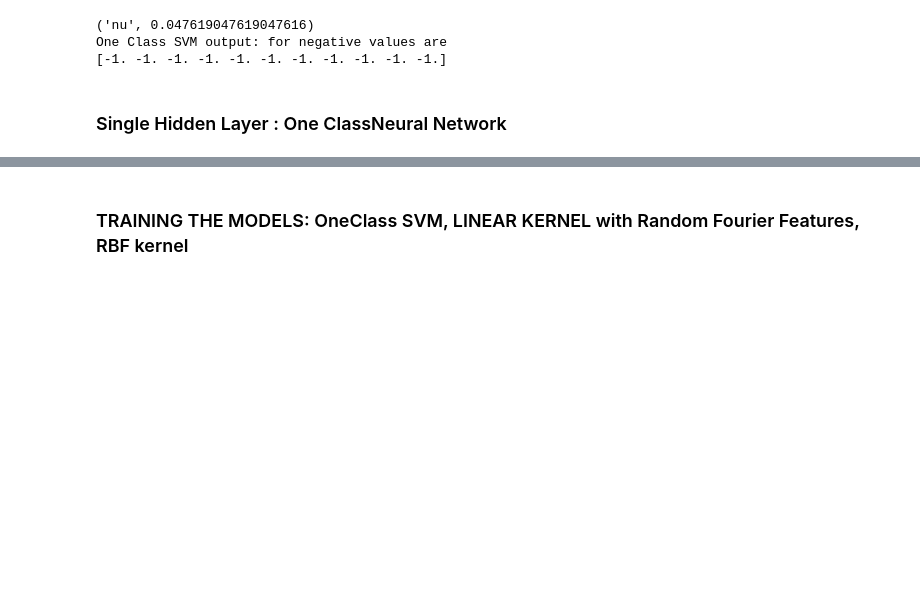
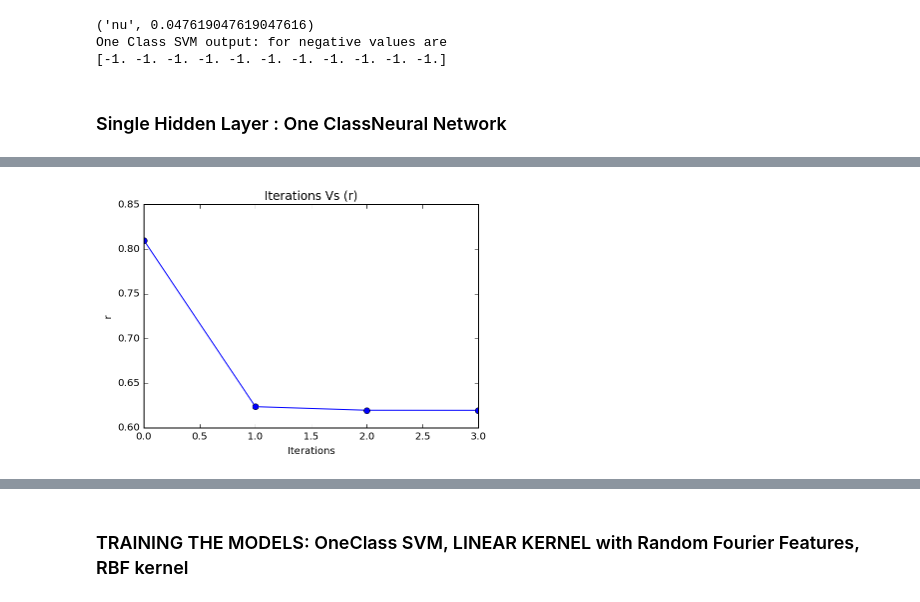
Before and after one commit to raghavchalapathy/one_class_nn, a Jupyter notebook: usps_OneClassSVM(Linear_Kernel_FourierFeatures)_Vs_OneClassNN.ipynb, the cells around one changed output, grey strips where cells are left out. Cells and saved outputs as stored; diff of their text form; code cells hidden in the pictures; blank space fills up the shorter version.

Commit message:
added the percentile computation

```diff
--- a/usps_OneClassSVM(Linear_Kernel_FourierFeatures)_Vs_OneClassNN.ipynb
+++ b/usps_OneClassSVM(Linear_Kernel_FourierFeatures)_Vs_OneClassNN.ipynb
@@ -133,14 +133,19 @@ output_layer = fully_connected(hidden_layer, 1, activation='sigmoid',name="outpu
 # Hyper parameters for the one class Neural Network
 v = 0.04
 import tflearn.variables as va
-# rho = va.variable(name='rho', shape=[])
-rho=0.3
-#use Stohastic Gradient Descent and Binary Crossentropy as loss function
+rho = va.variable(name='rho', dtype=tf.float32,shape=[])
+rho_previous = va.variable(name='rho_previous',dtype=tf.float32,shape=[] )
+rho_next = va.variable(name='rho_next', dtype=tf.float32,shape=[])
+# rho=0.3
 oneClassNN = oneClassNN(output_layer,v,rho,hidden_layer,output_layer,optimizer='sgd', loss='OneClassNN_Loss', learning_rate=5)
 model = DNN(oneClassNN,tensorboard_verbose=3)
-#fit the model
-model.fit(X, Y, n_epoch=200, show_metric=True);
-data_train = data[0:219]
+model.fit(X, Y, n_epoch=200, show_metric=True)
+
+#use Stohastic Gradient Descent and Binary Crossentropy as loss function
+
+# #fit the model
+# model.fit(X, Y, n_epoch=200, show_metric=True);
+# data_train = data[0:219]
 y_pred = model.predict(data_train) # Apply some ops
 
 # Define the Iteration for optimising and stabilizing the value of r
@@ -148,18 +153,25 @@ iterStep = 0
 # sess = tf.Session()
 # sess.run(init)
 import numpy as np
+
 rho_previous = rho
 rho_next = 0
+rcomputed=[]
 # Loop till the value of rho stabilizes
-while ((rho_previous - rho_next) <= 0.00001):
+# while ((rho_previous - rho_next) <= 0.01):
+while (iterStep <= 3):
     print "Running Iteration :",iterStep
     y_pred = model.predict(data_train) # Apply some ops
-    y_pred = np.sort(-y_pred)
+    y_pred = np.sort(y_pred) # Sort in ascending order
     rhoIndex = int(v * len(data_train))
-    rho=(y_pred[rhoIndex] + y_pred[rhoIndex+1])/2
+#   rho=(y_pred[rhoIndex] + y_pred[rhoIndex+1])/2
+    rho= np.percentile(y_pred,rhoIndex)
     rho_next =rho
     model.fit(X, Y, n_epoch=200, show_metric=True)
     iterStep = iterStep + 1
+    rcomputed.append(rho)
+    print "rho", rho
+
 
 #The data_train and data_test
 data_train = data[0:219]
@@ -172,14 +184,15 @@ y_pred = model.predict(data_test)
 print "Test Pridicted output:"
 print y_pred
 
-# if(tf.reduce_mean() == v):
-#     #Stop the optimization
-# else:
-#     rho=(1/v)*y_pred
-#     #use Stohastic Gradient Descent and Binary Crossentropy as loss function
-#     oneClassNN = oneClassNN(output_layer,v,rho,hidden_layer,output_layer,optimizer='sgd', loss='OneClassNN_Loss', learning_rate=5)
-#     model = DNN(oneClassNN,tensorboard_verbose=3)
-#     #fit the model
-#     model.fit(X, Y, n_epoch=200, show_metric=True)
-#     y_pred = model.predict(data_train) # Apply some ops
+print "Value of R computed is... ",rcomputed
+# Make a figure
+fig = plt.figure()
+
+# Plot lines 1-3
+line1 = plt.plot(rcomputed,'bo-',label='r')
+plt.title("Iterations Vs (r)")
+plt.xlabel("Iterations")
+plt.ylabel("r")
+# Display the figure
+plt.show()
 # %% [output]
@@ -203,3 +216,4 @@ Training Pridicted output:
+[figure, added]
 # %%
 
 
```
Also changed, not shown: parts of 4 cells of this notebook.
